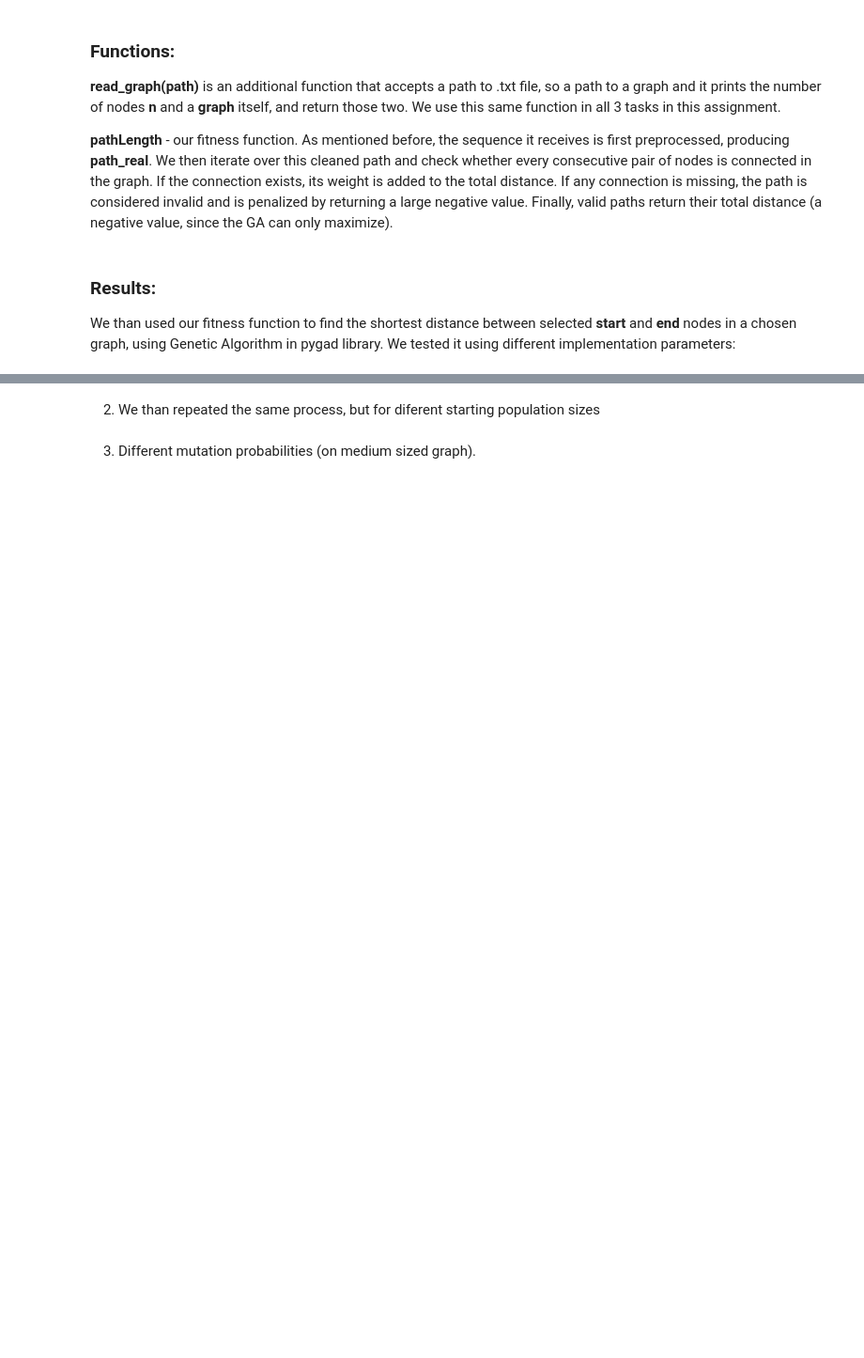
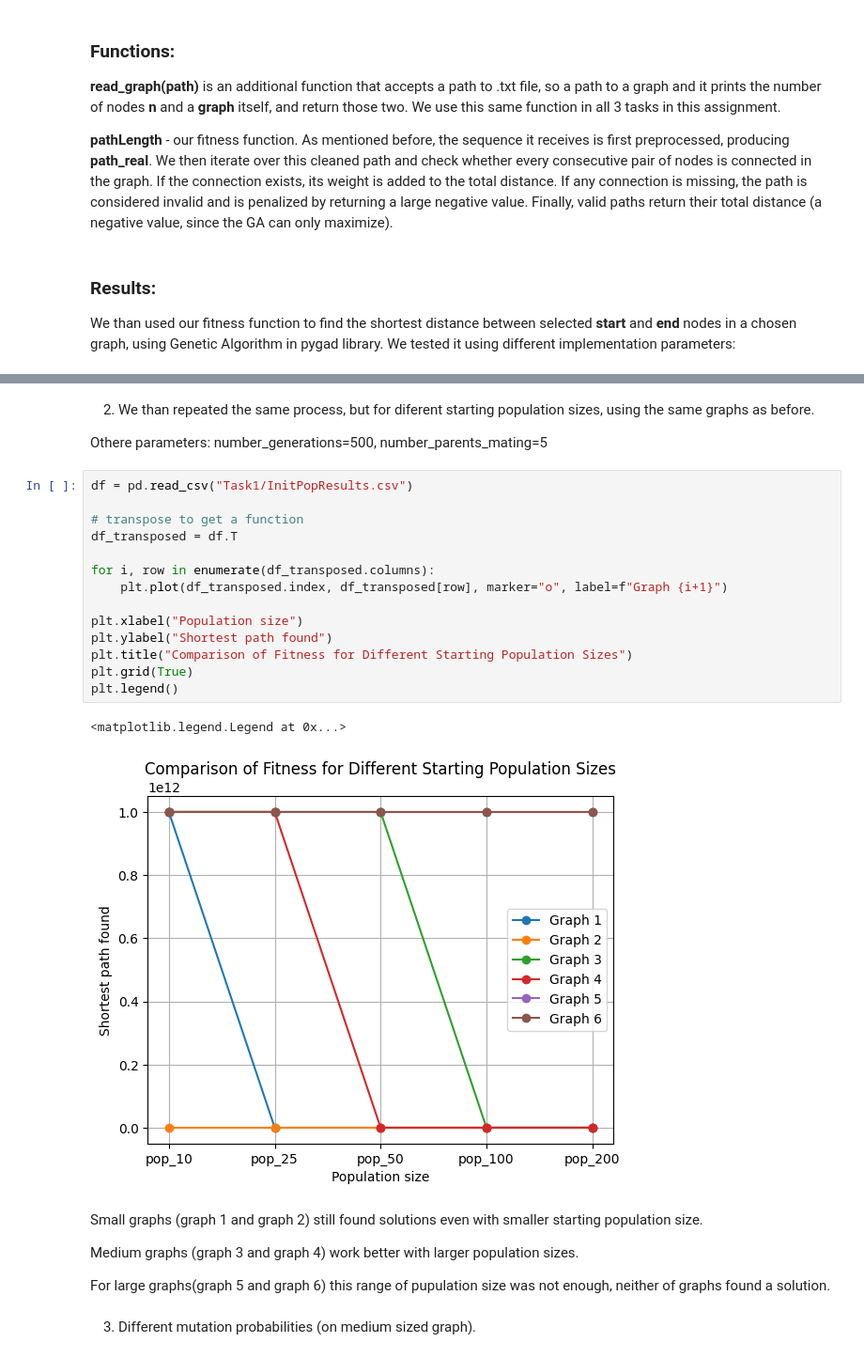
Before and after one commit to Favstina/IntelligentSystems-Assigment_1, a Jupyter notebook: Report.ipynb, the cells around one changed output, grey strips where cells are left out. Shown at 94% size. Drawn from its saved outputs; the diff is of its cells as text; blank space fills up the shorter version.

```diff
--- a/Report.ipynb
+++ b/Report.ipynb
@@ -47,5 +57,32 @@ plt.legend()
 # %% [markdown]
-2.  We than repeated the same process, but for diferent starting population sizes
+2.  We than repeated the same process, but for diferent starting population sizes, using the same graphs as before.
+
+Othere parameters: number_generations=500, number_parents_mating=5
+# %%
+df = pd.read_csv("Task1/InitPopResults.csv")
+
+# transpose to get a function
+df_transposed = df.T
+
+for i, row in enumerate(df_transposed.columns):
+    plt.plot(df_transposed.index, df_transposed[row], marker="o", label=f"Graph {i+1}")
+
+plt.xlabel("Population size")
+plt.ylabel("Shortest path found")
+plt.title("Comparison of Fitness for Different Starting Population Sizes")
+plt.grid(True)
+plt.legend()
+# %% [output]
+<matplotlib.legend.Legend at 0x...>
+[figure, added]
+# %% [markdown]
+Small graphs (graph 1 and graph 2) still found solutions even with smaller starting population size.
+
+
+Medium graphs (graph 3 and graph 4) work better with larger population sizes.
+
+
+For large graphs(graph 5 and graph 6) this range of pupulation size was not enough, neither of graphs found a solution.
 # %% [markdown]
 3. Different mutation probabilities (on medium sized graph).
 # %% [markdown]
```
Also changed, not shown: parts of 3 cells of this notebook, 3 other files.
